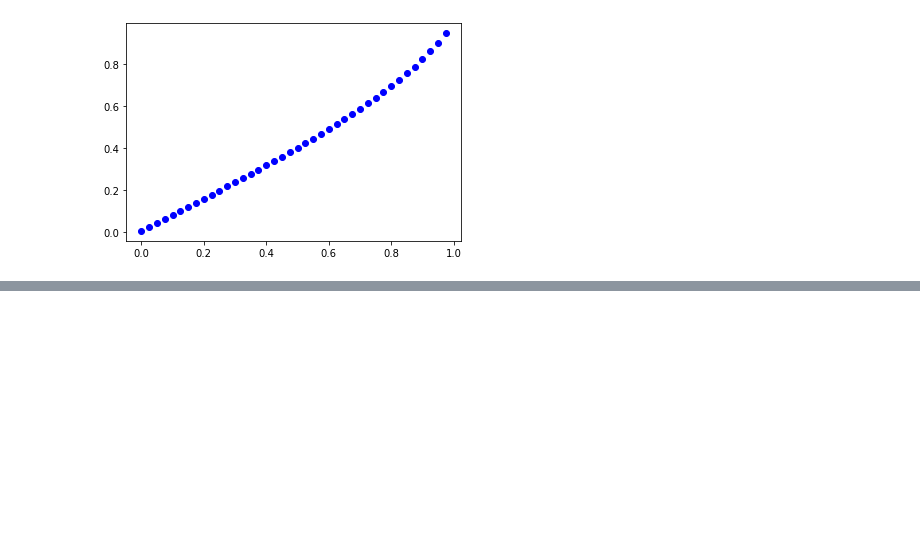
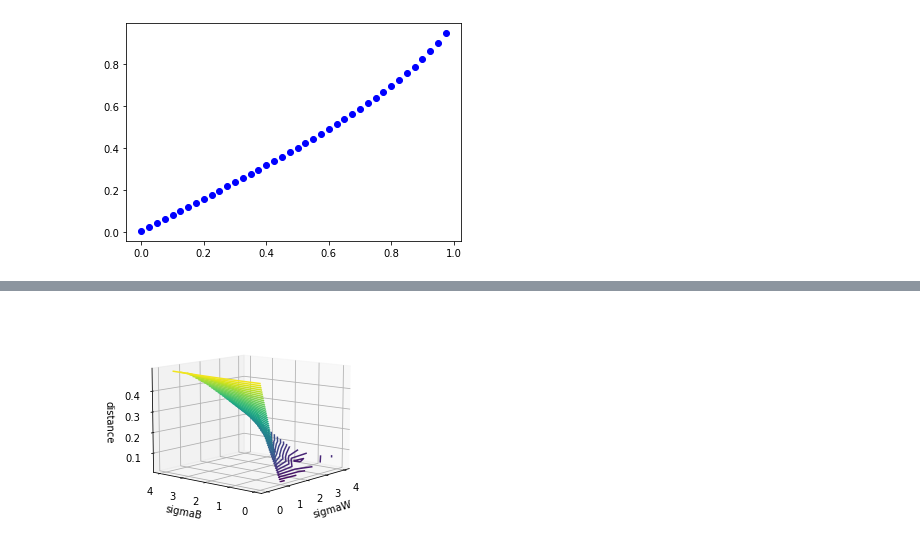
Before and after one commit to saroyas/deep_chaos, a Jupyter notebook: workbook1.ipynb, the cells around one changed output, grey strips where cells are left out. Cells and saved outputs as stored; diff of their text form; code cells hidden in the pictures; blank space fills up the shorter version.

```diff
--- a/workbook1.ipynb
+++ b/workbook1.ipynb
@@ -152,0 +133,7 @@ plt.draw()
+# %%
+sigmaW_range = np.linspace(0.001, 4, 5)
+sigmaB_range = np.linspace(0.001, 4, 5)
+X, Y = np.meshgrid(sigmaW_range, sigmaB_range)
+
+int_diff_corr_vec = np.vectorize(int_diff_corr)
+Z = int_diff_corr_vec(X, Y)
@@ -152,0 +158,10 @@ plt.draw()
+# %%
+fig = plt.figure()
+ax = plt.axes(projection='3d')
+ax.contour3D(X, Y, Z[0], 50)
+ax.set_xlabel('sigmaW')
+ax.set_ylabel('sigmaB')
+ax.set_zlabel('distance');
+ax.view_init(10, -140)
+# %% [output]
+[figure, added]
```
Also changed, not shown: parts of 11 cells of this notebook.
